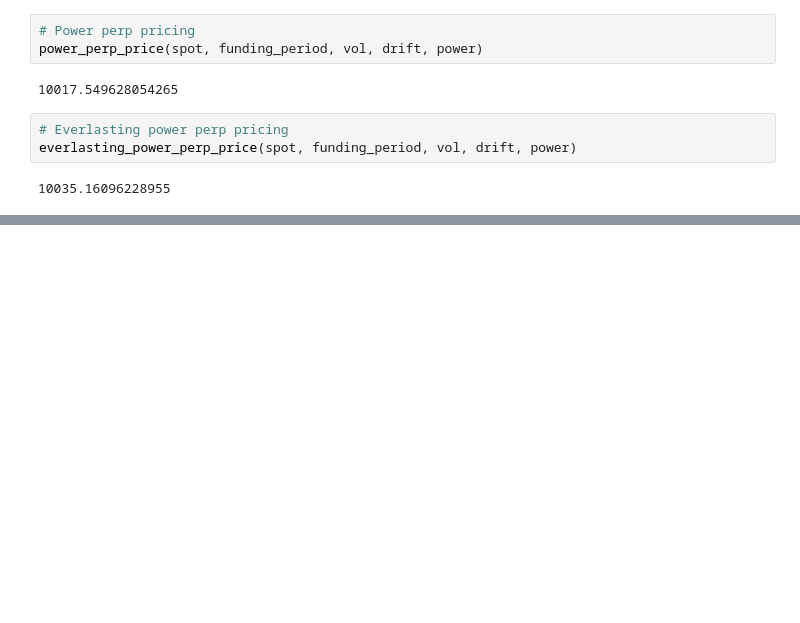
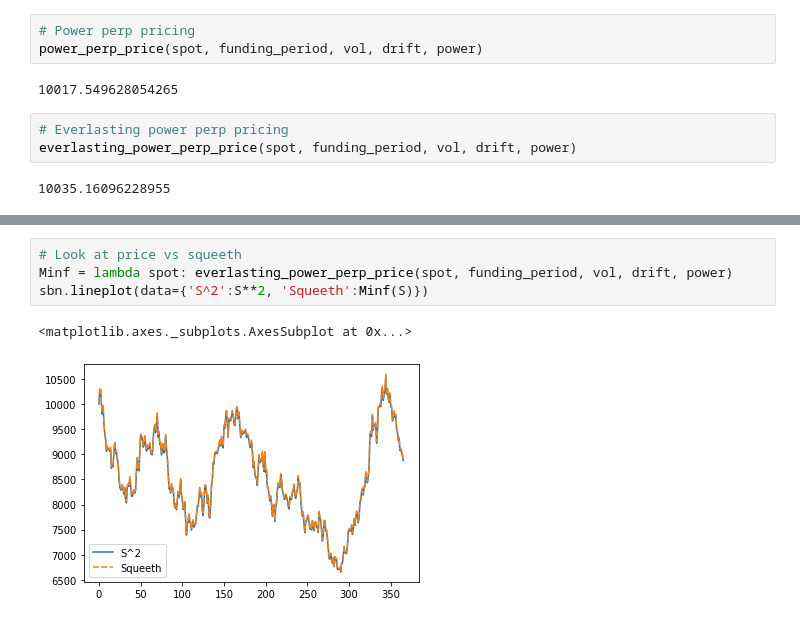
Before and after one commit to alpinechicken/perpfundingtest, a Jupyter notebook: FundingIssue.ipynb, the cells around one changed output, grey strips where cells are left out. Drawn from its saved outputs; the diff is of its cells as text; blank space fills up the shorter version.

```diff
--- a/FundingIssue.ipynb
+++ b/FundingIssue.ipynb
@@ -66,0 +80,7 @@ So this means that if we use `everlasting_power_perp_price` in the sims we get a
+# %%
+# Look at price vs squeeth
+Minf = lambda spot: everlasting_power_perp_price(spot, funding_period, vol, drift, power)
+sbn.lineplot(data={'S^2':S**2, 'Squeeth':Minf(S)})
+# %% [output]
+<matplotlib.axes._subplots.AxesSubplot at 0x...>
+[figure, added]
```
Also changed, not shown: parts of 32 cells of this notebook, 1 other file.
